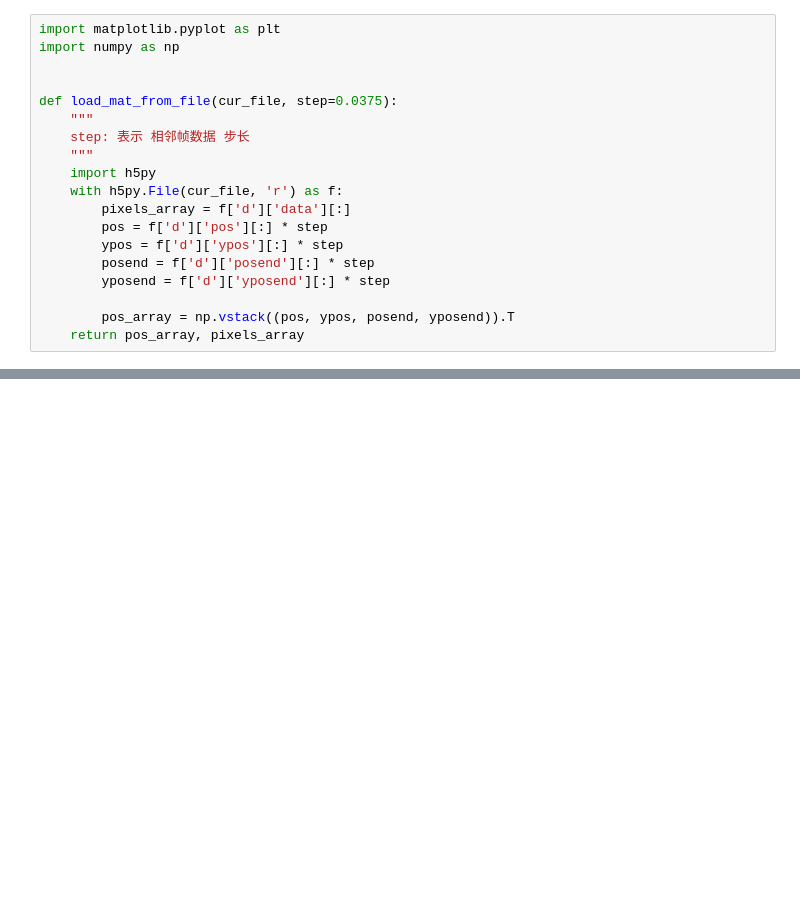
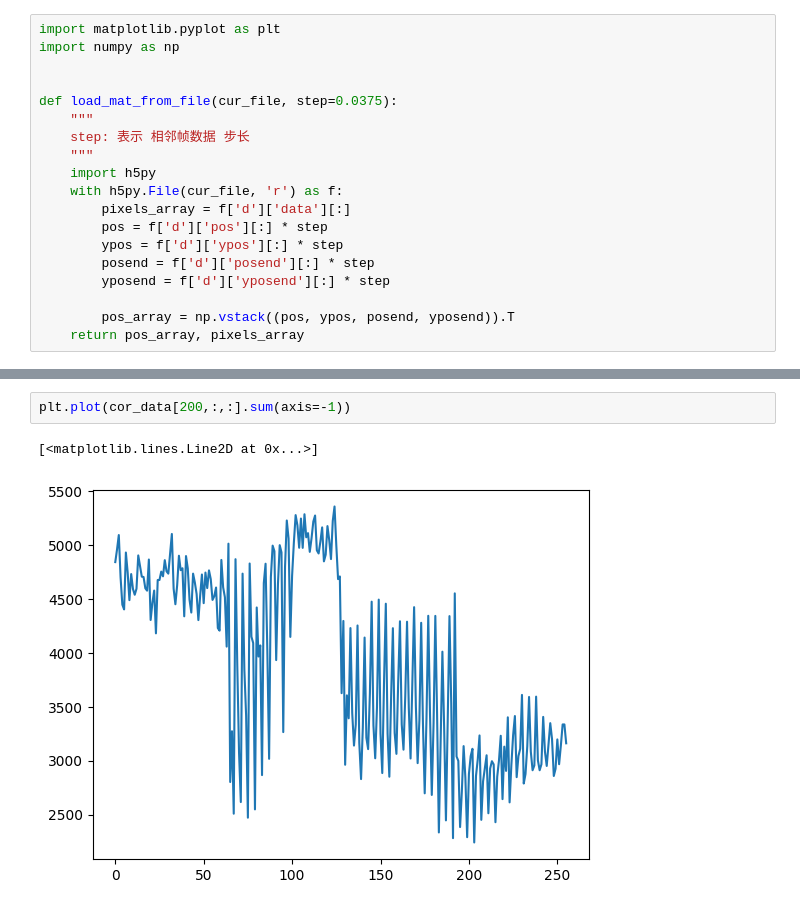
Before and after one commit to hqllab/Acq_gui, a Jupyter notebook: src/check_data.ipynb, the cells around one changed output, grey strips where cells are left out. Saved outputs shown, nothing was run; the diff lists cells and outputs as text; blank space fills up the shorter version.

```diff
--- a/src/check_data.ipynb
+++ b/src/check_data.ipynb
@@ -29,0 +37,5 @@ plt.imshow(cor_data.sum(axis=2), aspect='auto')
+# %%
+plt.plot(cor_data[200,:,:].sum(axis=-1))
+# %% [output]
+[<matplotlib.lines.Line2D at 0x...>]
+[figure, added]
```
Also changed, not shown: parts of 8 cells of this notebook, 4 other files.
